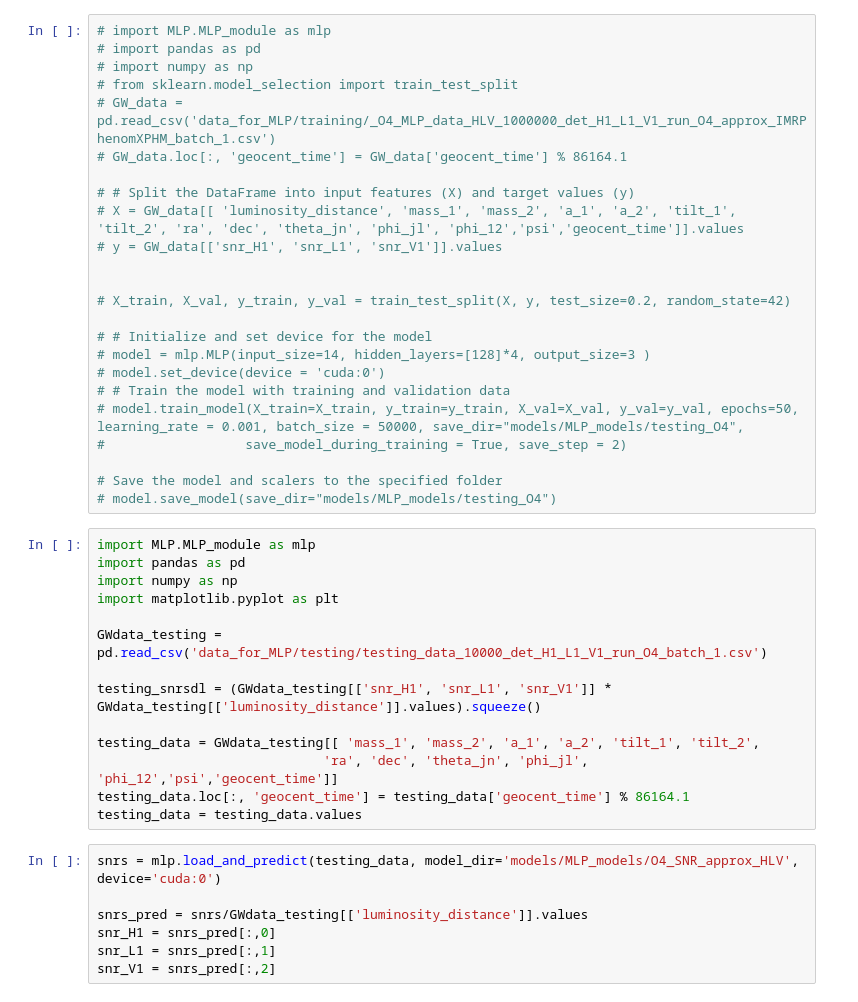
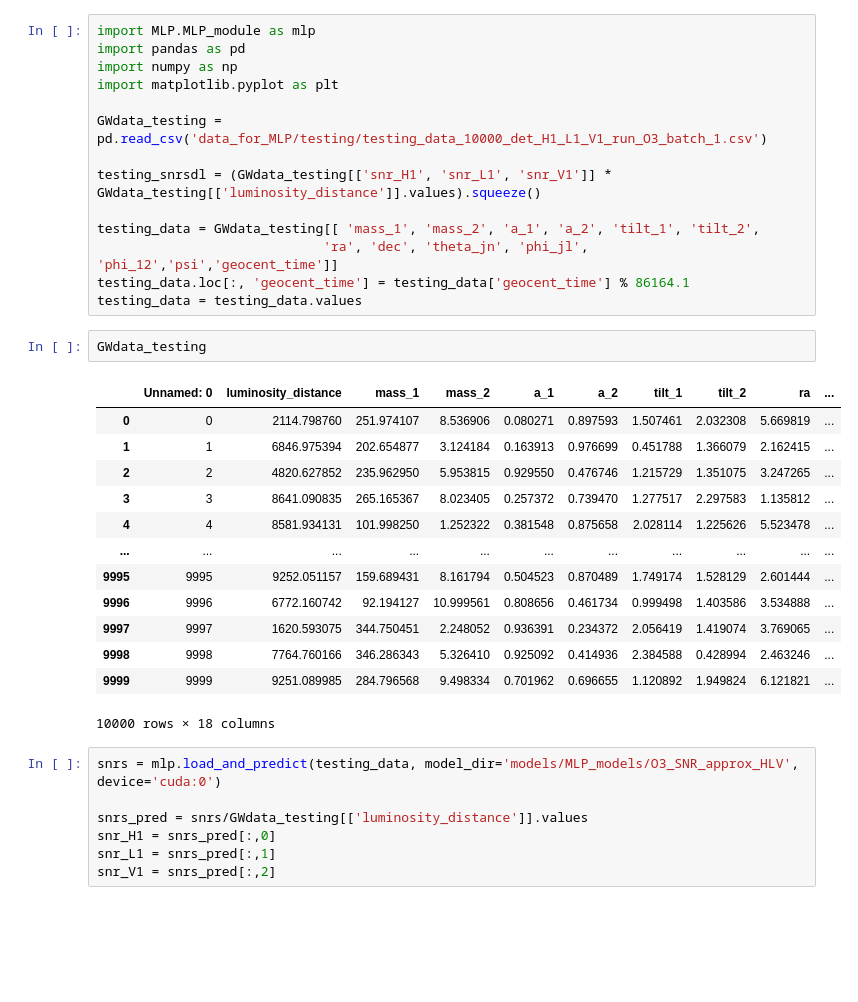
Before and after one commit to FedericoStachurski/CosmoFlow, a Jupyter notebook: COSMOFlow/make_scripts/test_MLP.ipynb, the cells around one changed output. Cells and saved outputs as stored; diff of their text form; blank space fills up the shorter version.

```diff
--- a/COSMOFlow/make_scripts/test_MLP.ipynb
+++ b/COSMOFlow/make_scripts/test_MLP.ipynb
@@ -1,34 +1,10 @@
-# %%
-# import MLP.MLP_module as mlp
-# import pandas as pd
-# import numpy as np
-# from sklearn.model_selection import train_test_split
-# GW_data = pd.read_csv('data_for_MLP/training/_O4_MLP_data_HLV_1000000_det_H1_L1_V1_run_O4_approx_IMRPhenomXPHM_batch_1.csv')
-# GW_data.loc[:, 'geocent_time'] = GW_data['geocent_time'] % 86164.1
-
-# # Split the DataFrame into input features (X) and target values (y)
-# X = GW_data[[ 'luminosity_distance', 'mass_1', 'mass_2', 'a_1', 'a_2', 'tilt_1', 'tilt_2', 'ra', 'dec', 'theta_jn', 'phi_jl', 'phi_12','psi','geocent_time']].values
-# y = GW_data[['snr_H1', 'snr_L1', 'snr_V1']].values
-
-
-# X_train, X_val, y_train, y_val = train_test_split(X, y, test_size=0.2, random_state=42)
-
-# # Initialize and set device for the model
-# model = mlp.MLP(input_size=14, hidden_layers=[128]*4, output_size=3 )
-# model.set_device(device = 'cuda:0')
-# # Train the model with training and validation data
-# model.train_model(X_train=X_train, y_train=y_train, X_val=X_val, y_val=y_val, epochs=50, learning_rate = 0.001, batch_size = 50000, save_dir="models/MLP_models/testing_O4",
-#                  save_model_during_training = True, save_step = 2)
-
-# Save the model and scalers to the specified folder
-# model.save_model(save_dir="models/MLP_models/testing_O4")
 # %%
 import MLP.MLP_module as mlp
 import pandas as pd
 import numpy as np
 import matplotlib.pyplot as plt
 
-GWdata_testing = pd.read_csv('data_for_MLP/testing/testing_data_10000_det_H1_L1_V1_run_O4_batch_1.csv')
+GWdata_testing = pd.read_csv('data_for_MLP/testing/testing_data_10000_det_H1_L1_V1_run_O3_batch_1.csv')
 
 testing_snrsdl = (GWdata_testing[['snr_H1', 'snr_L1', 'snr_V1']] *  GWdata_testing[['luminosity_distance']].values).squeeze()
 
@@ -36,8 +12,24 @@ testing_data = GWdata_testing[[ 'mass_1', 'mass_2', 'a_1', 'a_2', 'tilt_1', 'til
                              'ra', 'dec', 'theta_jn', 'phi_jl', 'phi_12','psi','geocent_time']]
 testing_data.loc[:, 'geocent_time'] = testing_data['geocent_time'] % 86164.1
 testing_data = testing_data.values
+# %%
+GWdata_testing
+# %% [output]
+|  | Unnamed: 0 | luminosity_distance | mass_1 | mass_2 | a_1 | a_2 | tilt_1 | tilt_2 | ra | ... |
+| 0 | 0 | 2114.798760 | 251.974107 | 8.536906 | 0.080271 | 0.897593 | 1.507461 | 2.032308 | 5.669819 | ... |
+| 1 | 1 | 6846.975394 | 202.654877 | 3.124184 | 0.163913 | 0.976699 | 0.451788 | 1.366079 | 2.162415 | ... |
+| 2 | 2 | 4820.627852 | 235.962950 | 5.953815 | 0.929550 | 0.476746 | 1.215729 | 1.351075 | 3.247265 | ... |
+| 3 | 3 | 8641.090835 | 265.165367 | 8.023405 | 0.257372 | 0.739470 | 1.277517 | 2.297583 | 1.135812 | ... |
+| 4 | 4 | 8581.934131 | 101.998250 | 1.252322 | 0.381548 | 0.875658 | 2.028114 | 1.225626 | 5.523478 | ... |
+| ... | ... | ... | ... | ... | ... | ... | ... | ... | ... | ... |
+| 9995 | 9995 | 9252.051157 | 159.689431 | 8.161794 | 0.504523 | 0.870489 | 1.749174 | 1.528129 | 2.601444 | ... |
+| 9996 | 9996 | 6772.160742 | 92.194127 | 10.999561 | 0.808656 | 0.461734 | 0.999498 | 1.403586 | 3.534888 | ... |
+| 9997 | 9997 | 1620.593075 | 344.750451 | 2.248052 | 0.936391 | 0.234372 | 2.056419 | 1.419074 | 3.769065 | ... |
+| 9998 | 9998 | 7764.760166 | 346.286343 | 5.326410 | 0.925092 | 0.414936 | 2.384588 | 0.428994 | 2.463246 | ... |
+| 9999 | 9999 | 9251.089985 | 284.796568 | 9.498334 | 0.701962 | 0.696655 | 1.120892 | 1.949824 | 6.121821 | ... |
+10000 rows × 18 columns
 # %%
-snrs = mlp.load_and_predict(testing_data, model_dir='models/MLP_models/O4_SNR_approx_HLV', device='cuda:0')
+snrs = mlp.load_and_predict(testing_data, model_dir='models/MLP_models/O3_SNR_approx_HLV', device='cuda:0')
 
 snrs_pred = snrs/GWdata_testing[['luminosity_distance']].values
 snr_H1 = snrs_pred[:,0]
```
Also changed, not shown: parts of 8 cells of this notebook, 1 other file.
